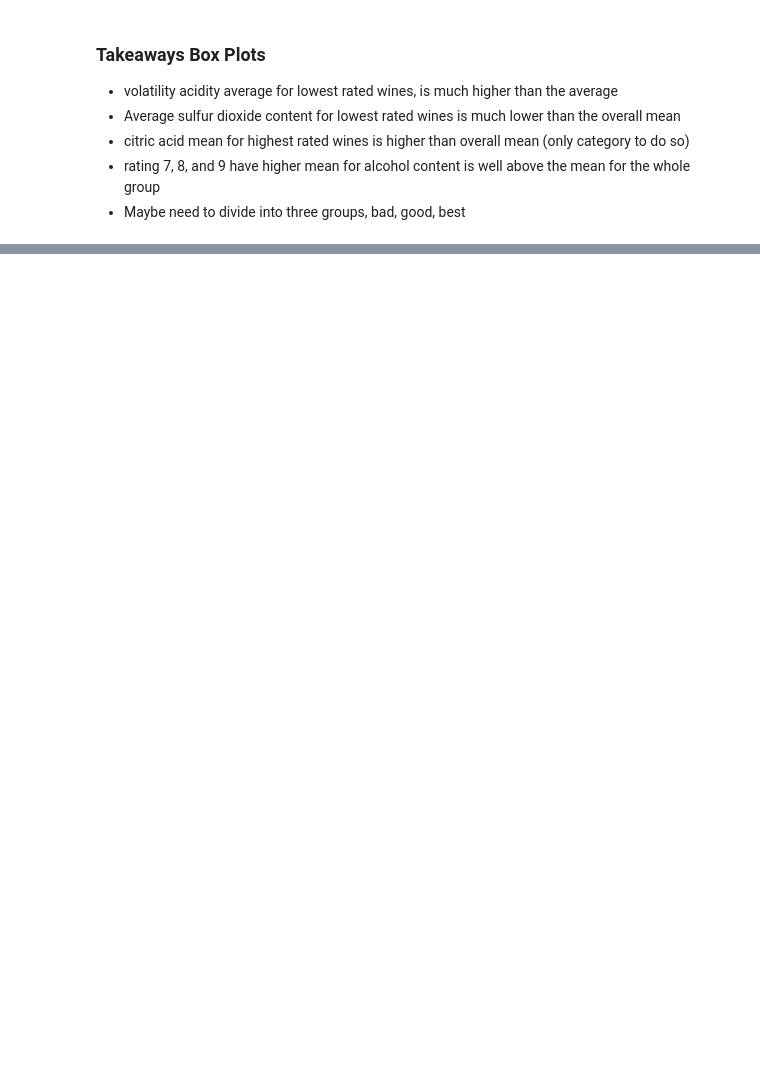
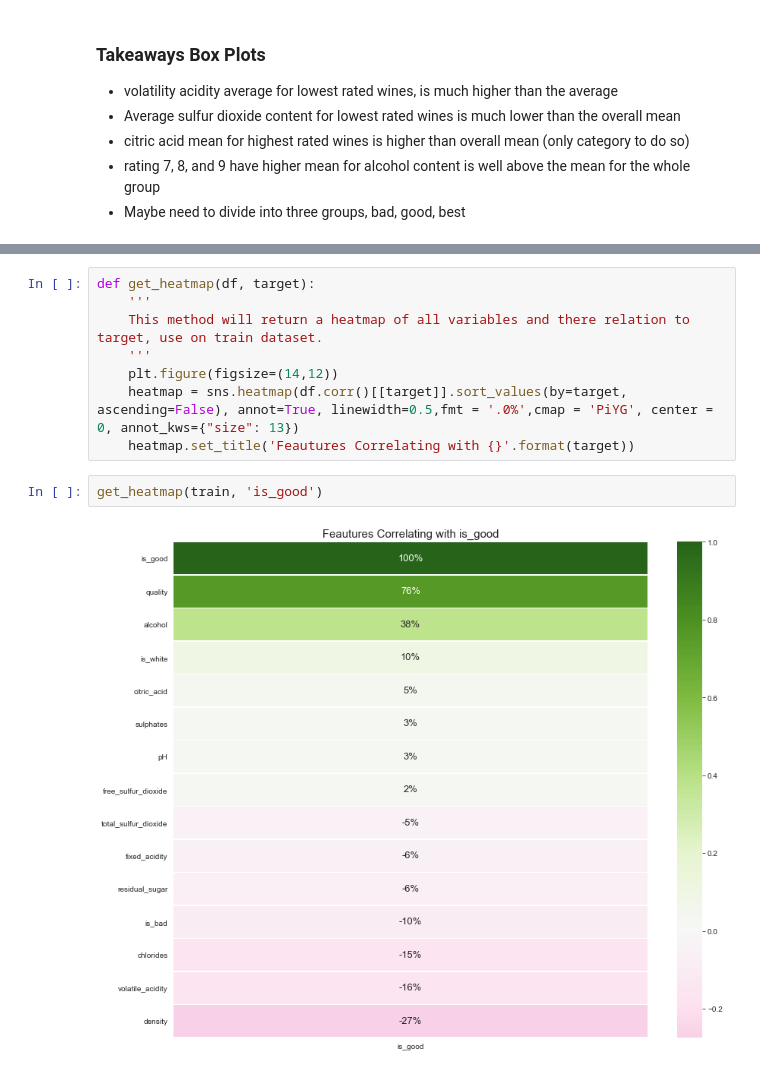
Before and after one commit to HeatherOrtegaMcMillan/in_vino_veritas, a Jupyter notebook: inital_notebook.ipynb, the cells around one changed output, grey strips where cells are left out. Cells and saved outputs as stored; diff of their text form; blank space fills up the shorter version.

```diff
--- a/inital_notebook.ipynb
+++ b/inital_notebook.ipynb
@@ -412,0 +460,12 @@ plt.show()
+# %%
+def get_heatmap(df, target):
+    '''
+    This method will return a heatmap of all variables and there relation to target, use on train dataset.
+    '''
+    plt.figure(figsize=(14,12))
+    heatmap = sns.heatmap(df.corr()[[target]].sort_values(by=target, ascending=False), annot=True, linewidth=0.5,fmt = '.0%',cmap = 'PiYG', center = 0, annot_kws={"size": 13})
+    heatmap.set_title('Feautures Correlating with {}'.format(target))
+# %%
+get_heatmap(train, 'is_good')
+# %% [output]
+[figure, added]
```
Also changed, not shown: parts of 34 cells of this notebook.
